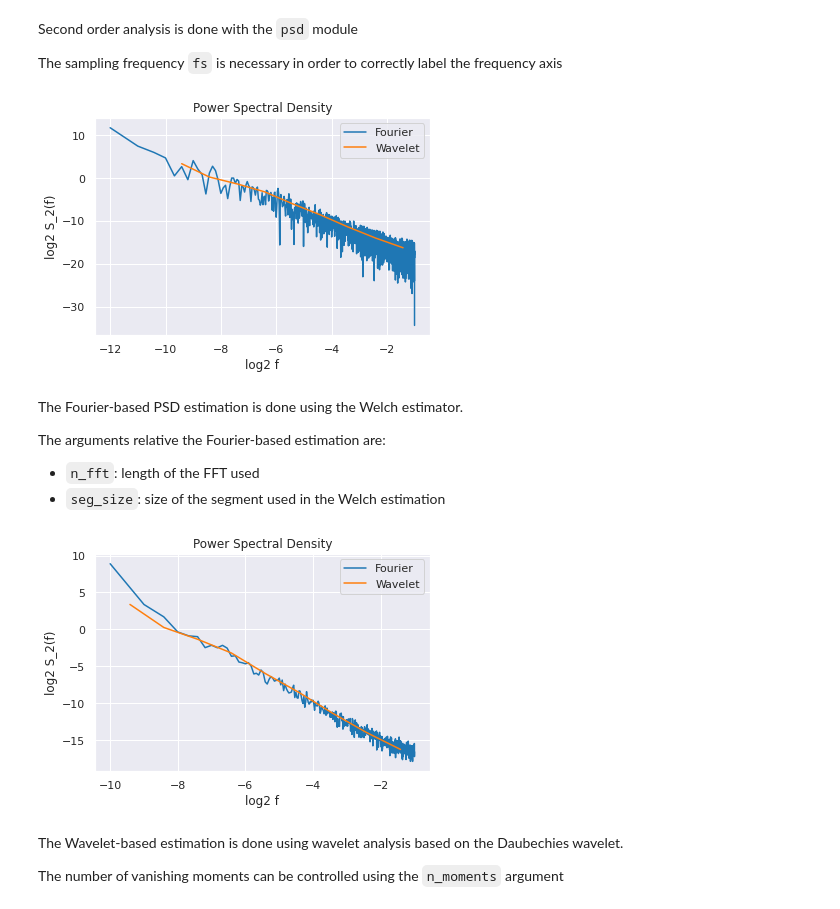
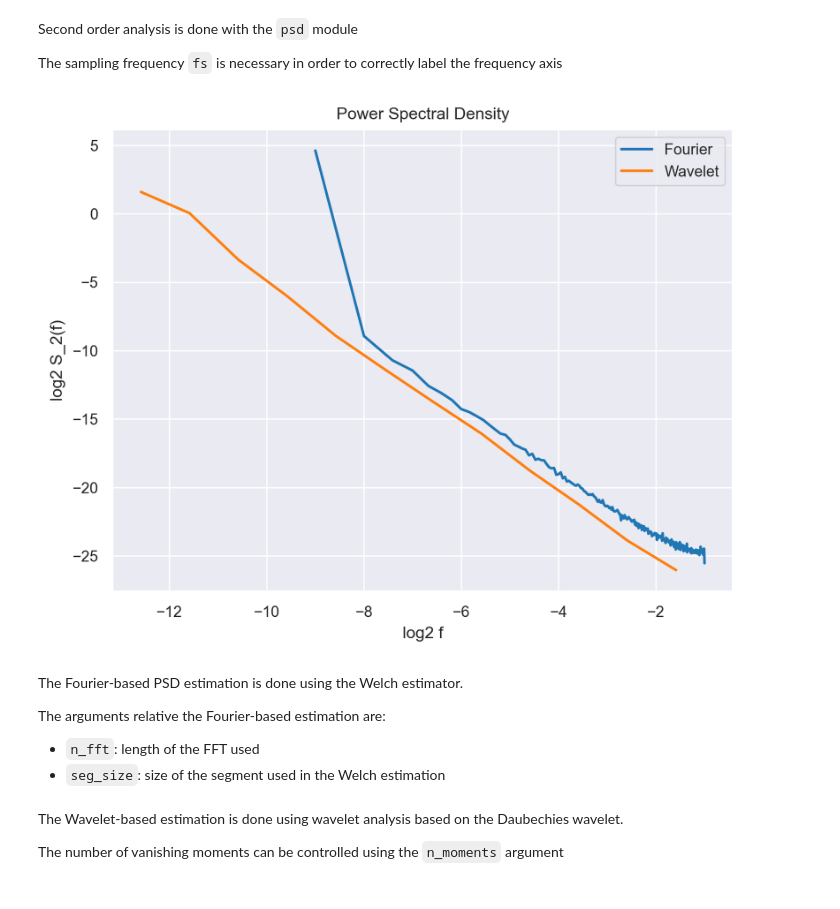
Before and after one commit to neurospin/pymultifracs, a Jupyter notebook: doc/notebooks/Demo.ipynb, the cells around one changed output. Drawn from its saved outputs; the diff is of its cells as text; code cells hidden in the pictures.

```diff
--- a/doc/notebooks/Demo.ipynb
+++ b/doc/notebooks/Demo.ipynb
@@ -42,17 +36,15 @@ fs = 1
-# %%
-psd.plot_psd(X, fs, n_moments=2)
-# %% [output]
-[figure, removed]
+# %%
+from pymultifracs.viz import plot_psd
+
+plot_psd(X, 1, n_fft=512)
+# %% [output]
+[figure, added]
 # %% [markdown]
 The Fourier-based PSD estimation is done using the Welch estimator.
 
 The arguments relative the Fourier-based estimation are:
 * `n_fft`: length of the FFT used
 * `seg_size`: size of the segment used in the Welch estimation
-# %%
-psd.plot_psd(X, fs, n_fft=1024)
-# %% [output]
-[figure, removed]
 # %% [markdown]
 The Wavelet-based estimation is done using wavelet analysis based on the Daubechies wavelet.
 
```
Also changed, not shown: parts of 106 cells of this notebook, 18 other files.
